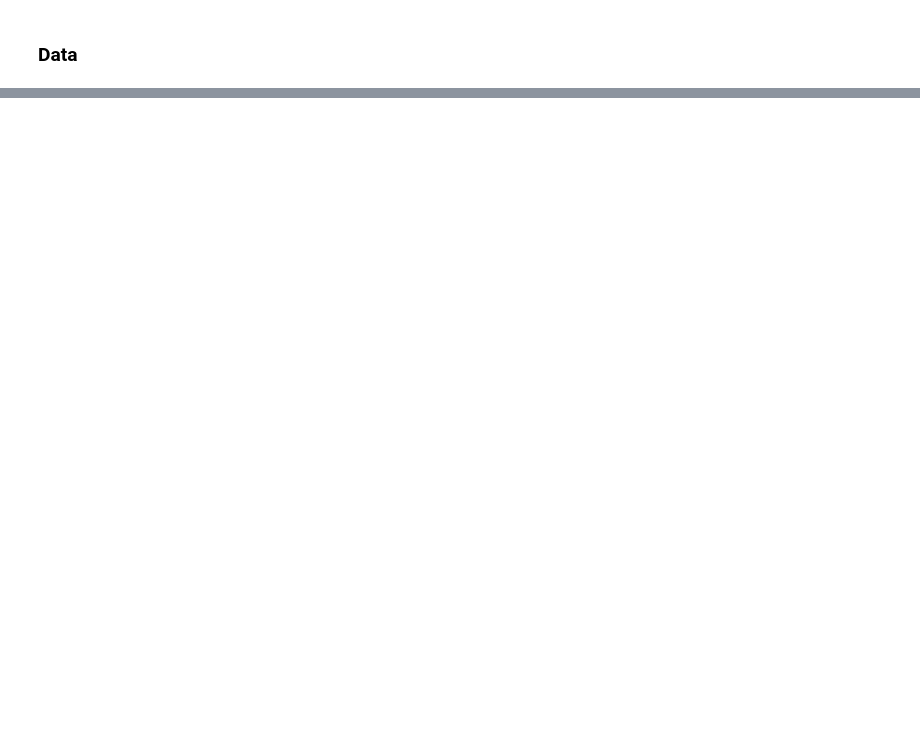
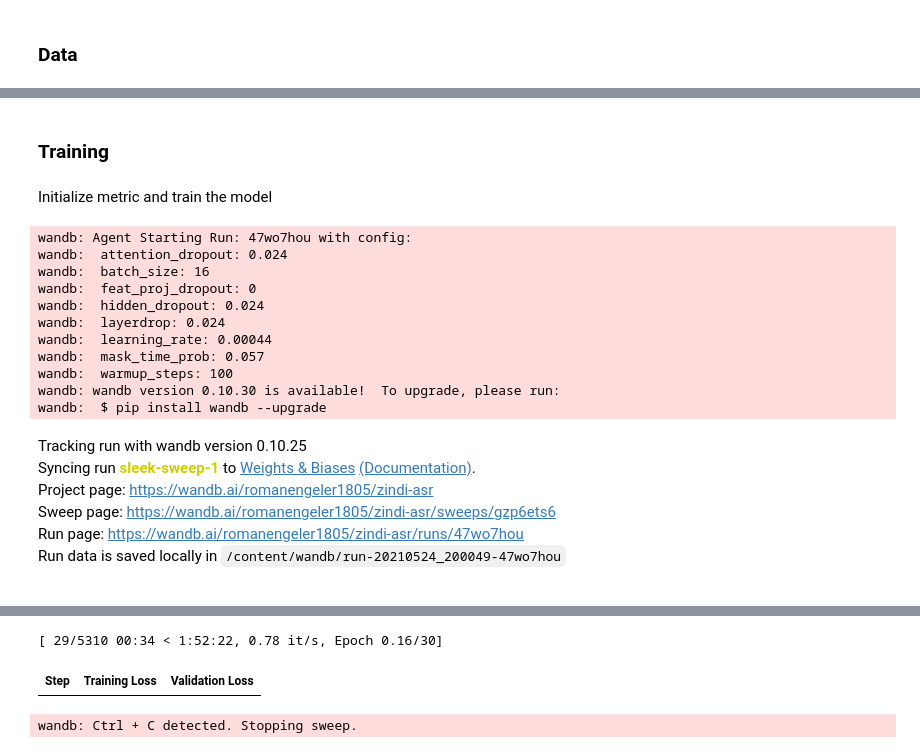
Before and after one commit to RomanEngeler1805/Zindi_AutomaticSpeechRecognition, a Jupyter notebook: Model_Zindi_ASR.ipynb, the cells around one changed output, grey strips where cells are left out. Saved outputs shown, nothing was run; the diff lists cells and outputs as text; code cells hidden in the pictures; blank space fills up the shorter version.

```diff
--- a/Model_Zindi_ASR.ipynb
+++ b/Model_Zindi_ASR.ipynb
@@ -672,14 +141,0 @@ print(len(xp))
-# %%
-count_all = 0
-count_notshared = 0
-count = 0
-for k, word in enumerate(xp):
-  count_all += yp[k]
-  if word not in xv:
-    count_notshared += yp[k]
-    #print(word+ ' '+ str(yp[k]))
-    count += 1
-
-print(count_all)
-print(count_notshared)
-print(count)
@@ -685,0 +177,4 @@ print(count)
+# %%
+## train valid split
+from sklearn.model_selection import train_test_split
+df_train, df_valid = train_test_split(df, test_size=0.15, random_state=1234)
@@ -685,0 +185,8 @@ print(count)
+# %%
+## Lower casing (no punctuation included)
+def remove_special_characters(batch):
+    batch['text'] = re.sub('[,().?!~;1234567890^]', '', batch["transcription"].lower()) + ' ' # lower casing + remove ( ) , " + word separator at the end
+    return batch
+
+data_train = data_train.map(remove_special_characters, batch_size=16, remove_columns=['transcription'])
+data_valid = data_valid.map(remove_special_characters, batch_size=16, remove_columns=['transcription'])
@@ -685,0 +206,12 @@ print(count)
+# %%
+## extract input_values (normalization)
+def prepare_dataset(batch):
+    batch["input_values"] = processor(batch["audio_signal"], sampling_rate=16*1e3).input_values
+
+    with processor.as_target_processor():
+        batch["labels"] = processor(batch["text"]).input_ids
+    return batch
+
+#
+data_train = data_train.map(prepare_dataset, remove_columns=data_train.column_names, batch_size=16, batched=True)
+data_valid = data_valid.map(prepare_dataset, remove_columns=data_valid.column_names, batch_size=16, batched=True)
@@ -685,0 +284,4 @@ print(count)
+# %% [markdown]
+### Training
+# %% [markdown]
+Initialize metric and train the model
@@ -685,0 +372,20 @@ print(count)
+# %%
+wandb.agent(sweep_id, train)
+# %% [output]
+wandb: Agent Starting Run: 47wo7hou with config:
+wandb:  attention_dropout: 0.024
+wandb:  batch_size: 16
+wandb:  feat_proj_dropout: 0
+wandb:  hidden_dropout: 0.024
+wandb:  layerdrop: 0.024
+wandb:  learning_rate: 0.00044
+wandb:  mask_time_prob: 0.057
+wandb:  warmup_steps: 100
+wandb: wandb version 0.10.30 is available!  To upgrade, please run:
+wandb:  $ pip install wandb --upgrade
+Tracking run with wandb version 0.10.25
+Syncing run sleek-sweep-1 to Weights & Biases (Documentation).
+Project page: https://wandb.ai/romanengeler1805/zindi-asr
+Sweep page: https://wandb.ai/romanengeler1805/zindi-asr/sweeps/gzp6ets6
+Run page: https://wandb.ai/romanengeler1805/zindi-asr/runs/47wo7hou
+Run data is saved locally in /content/wandb/run-20210524_200049-47wo7hou
@@ -685,0 +399,3 @@ print(count)
+[ 29/5310 00:34 < 1:52:22, 0.78 it/s, Epoch 0.16/30]
+| Step | Training Loss | Validation Loss |
+wandb: Ctrl + C detected. Stopping sweep.
```
Also changed, not shown: parts of 72 cells of this notebook, 1 other file.
